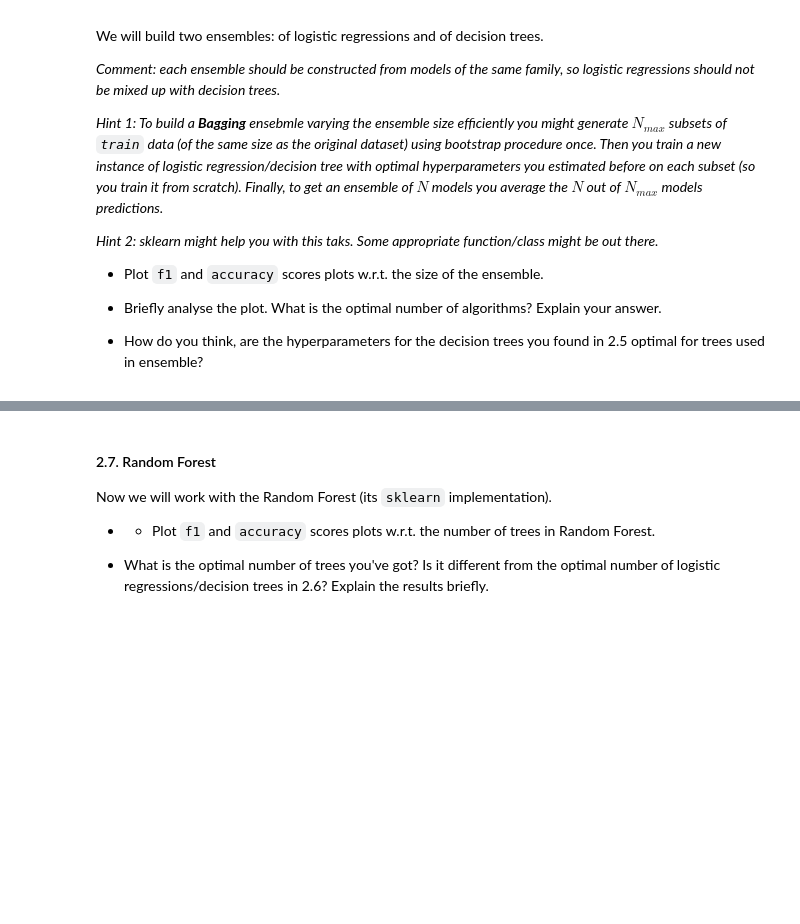
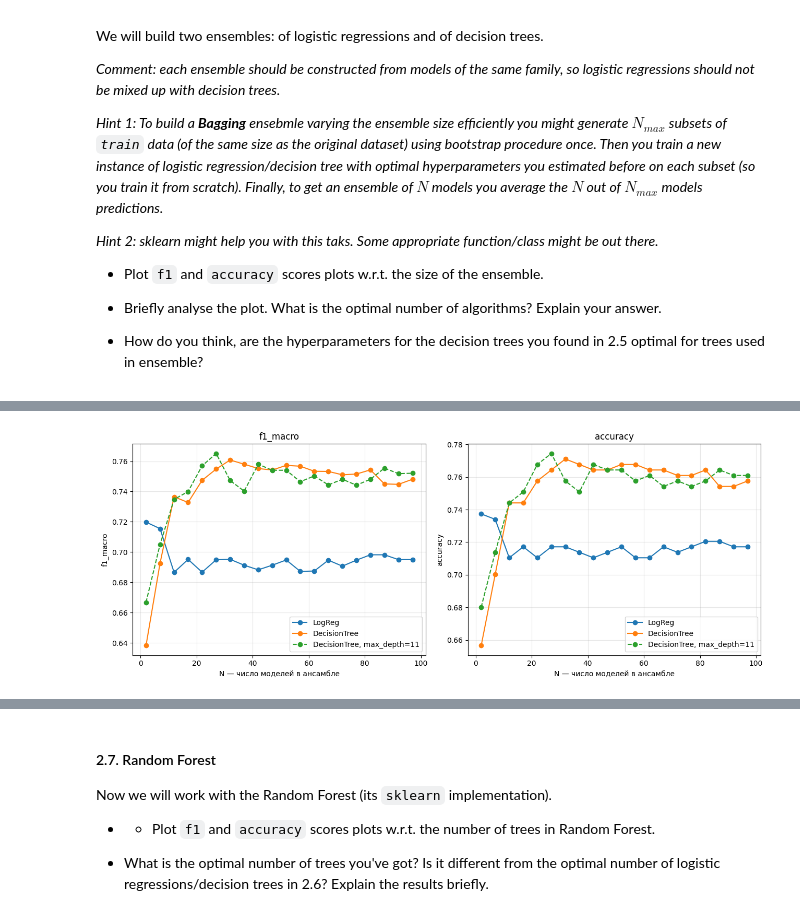
Before and after one commit to izvezdakov/ML, a Jupyter notebook: lab01/lab01_part2_ml_pipeline.ipynb, the cells around one changed output, grey strips where cells are left out. Cells and saved outputs as stored; diff of their text form; code cells hidden in the pictures; blank space fills up the shorter version.

```diff
--- a/lab01/lab01_part2_ml_pipeline.ipynb
+++ b/lab01/lab01_part2_ml_pipeline.ipynb
@@ -315,0 +580,20 @@ We will build two ensembles: of logistic regressions and of decision trees.
+# %%
+fig, axes = plt.subplots(1, 2, figsize=(13, 5))
+
+for ax, scores_lr, scores_dt, scores_dt11, metric in (
+        (axes[0], f1_lr, f1_dt, f1_dt11, 'f1_macro'),
+        (axes[1], acc_lr, acc_dt, acc_dt11, 'accuracy')):
+    ax.plot(n_values, scores_lr, marker='o', label='LogReg')
+    ax.plot(n_values, scores_dt, marker='o', label='DecisionTree')
+    ax.plot(n_values, scores_dt11, marker='o', linestyle='--',
+            label='DecisionTree, max_depth=11')
+    ax.set_xlabel('N — число моделей в ансамбле')
+    ax.set_ylabel(metric)
+    ax.set_title(metric)
+    ax.grid(alpha=0.3)
+    ax.legend()
+
+plt.tight_layout()
+plt.show()
+# %% [output]
+[figure, added]
```
Also changed, not shown: parts of 26 cells of this notebook.
